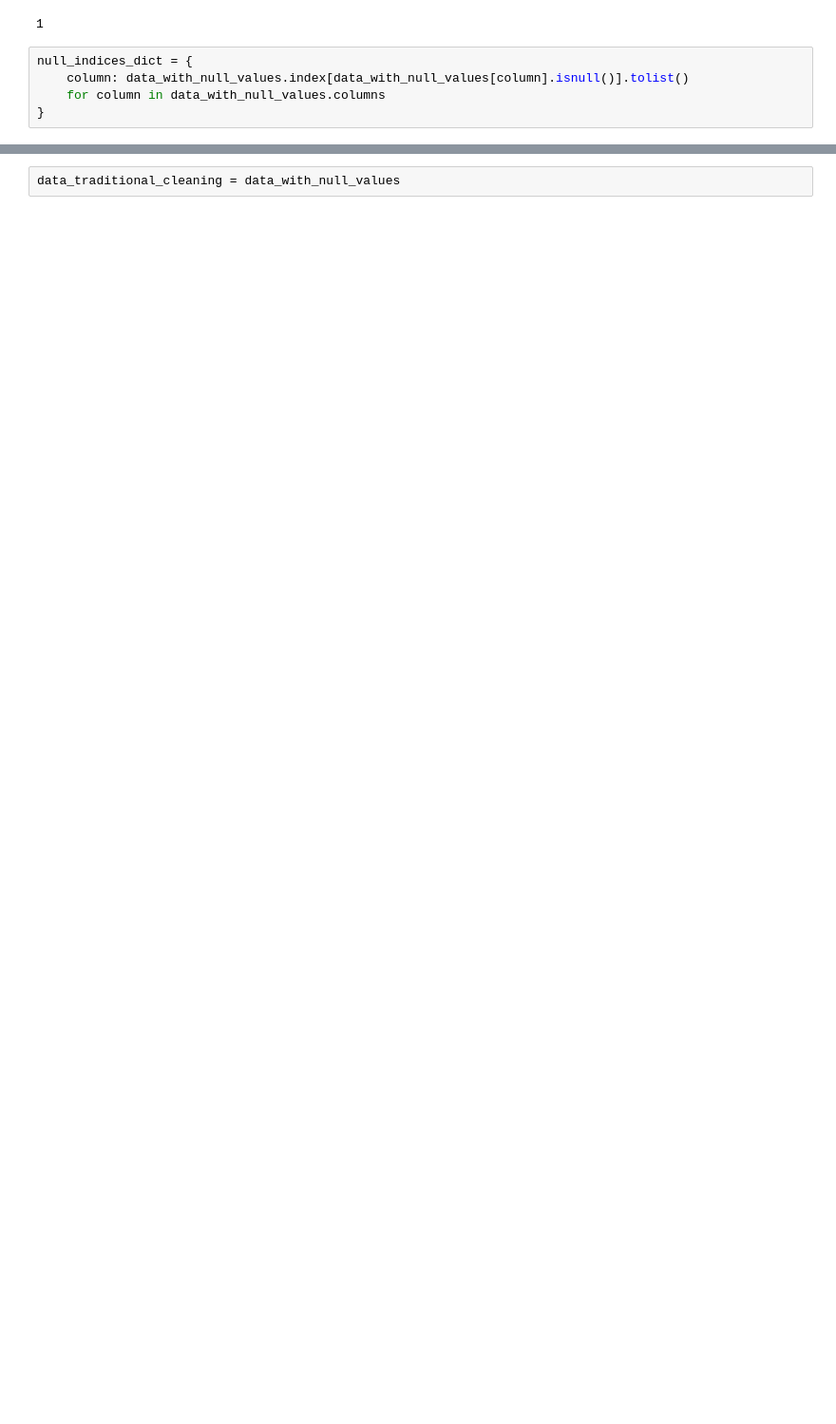
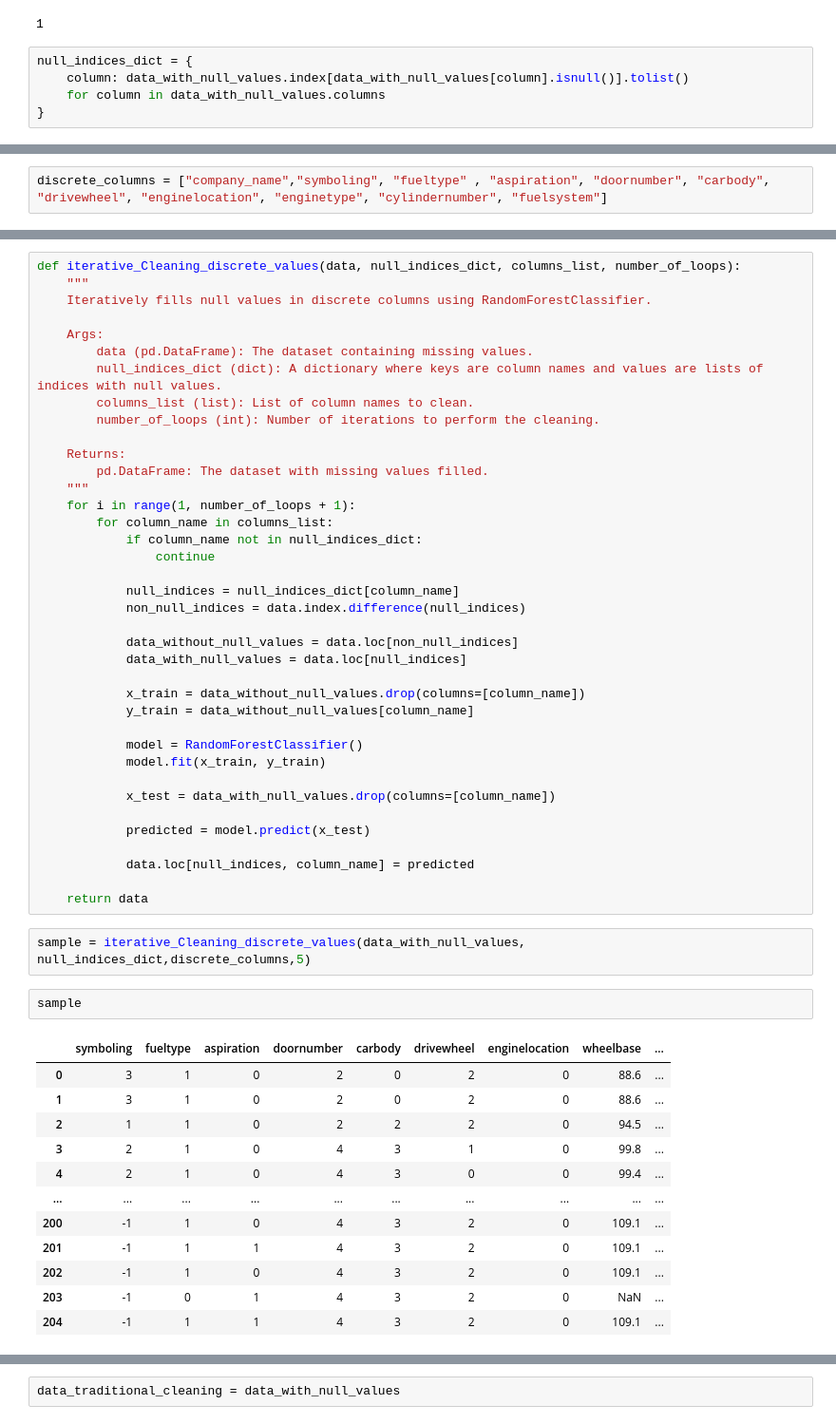
Before and after one commit to harmeshgv/missing-value-imputation, a Jupyter notebook: model_new.ipynb, the cells around one changed output, grey strips where cells are left out. Shown at 95% size. Cells and saved outputs as stored; diff of their text form; blank space fills up the shorter version.

```diff
--- a/model_new.ipynb
+++ b/model_new.ipynb
@@ -175,0 +158,2 @@ data_null_places
+# %%
+discrete_columns = ["company_name","symboling", "fueltype" , "aspiration", "doornumber", "carbody", "drivewheel", "enginelocation", "enginetype", "cylindernumber", "fuelsystem"]
@@ -193,3 +211,58 @@ def iterative_Cleaning_discrete_values(data, null_place_df,columns_list, number_
             data.loc[data_with_null_values.index , column_name] = predicted
 
     return data
+# %%
+def iterative_Cleaning_discrete_values(data, null_indices_dict, columns_list, number_of_loops):
+    """
+    Iteratively fills null values in discrete columns using RandomForestClassifier.
+
+    Args:
+        data (pd.DataFrame): The dataset containing missing values.
+        null_indices_dict (dict): A dictionary where keys are column names and values are lists of indices with null values.
+        columns_list (list): List of column names to clean.
+        number_of_loops (int): Number of iterations to perform the cleaning.
+
+    Returns:
+        pd.DataFrame: The dataset with missing values filled.
+    """
+    for i in range(1, number_of_loops + 1):
+        for column_name in columns_list:
+            if column_name not in null_indices_dict:
+                continue
+
+            null_indices = null_indices_dict[column_name]
+            non_null_indices = data.index.difference(null_indices)
+
+            data_without_null_values = data.loc[non_null_indices]
+            data_with_null_values = data.loc[null_indices]
+
+            x_train = data_without_null_values.drop(columns=[column_name])
+            y_train = data_without_null_values[column_name]
+
+            model = RandomForestClassifier()
+            model.fit(x_train, y_train)
+
+            x_test = data_with_null_values.drop(columns=[column_name])
+
+            predicted = model.predict(x_test)
+
+            data.loc[null_indices, column_name] = predicted
+
+    return data
+# %%
+sample = iterative_Cleaning_discrete_values(data_with_null_values, null_indices_dict,discrete_columns,5)
+# %%
+sample
+# %% [output]
+|  | symboling | fueltype | aspiration | doornumber | carbody | drivewheel | enginelocation | wheelbase | ... |
+| 0 | 3 | 1 | 0 | 2 | 0 | 2 | 0 | 88.6 | ... |
+| 1 | 3 | 1 | 0 | 2 | 0 | 2 | 0 | 88.6 | ... |
+| 2 | 1 | 1 | 0 | 2 | 2 | 2 | 0 | 94.5 | ... |
+| 3 | 2 | 1 | 0 | 4 | 3 | 1 | 0 | 99.8 | ... |
+| 4 | 2 | 1 | 0 | 4 | 3 | 0 | 0 | 99.4 | ... |
+| ... | ... | ... | ... | ... | ... | ... | ... | ... | ... |
+| 200 | -1 | 1 | 0 | 4 | 3 | 2 | 0 | 109.1 | ... |
+| 201 | -1 | 1 | 1 | 4 | 3 | 2 | 0 | 109.1 | ... |
+| 202 | -1 | 1 | 0 | 4 | 3 | 2 | 0 | 109.1 | ... |
+| 203 | -1 | 0 | 1 | 4 | 3 | 2 | 0 | NaN | ... |
+| 204 | -1 | 1 | 1 | 4 | 3 | 2 | 0 | 109.1 | ... |
```
Also changed, not shown: parts of 38 cells of this notebook, 4 other files.
